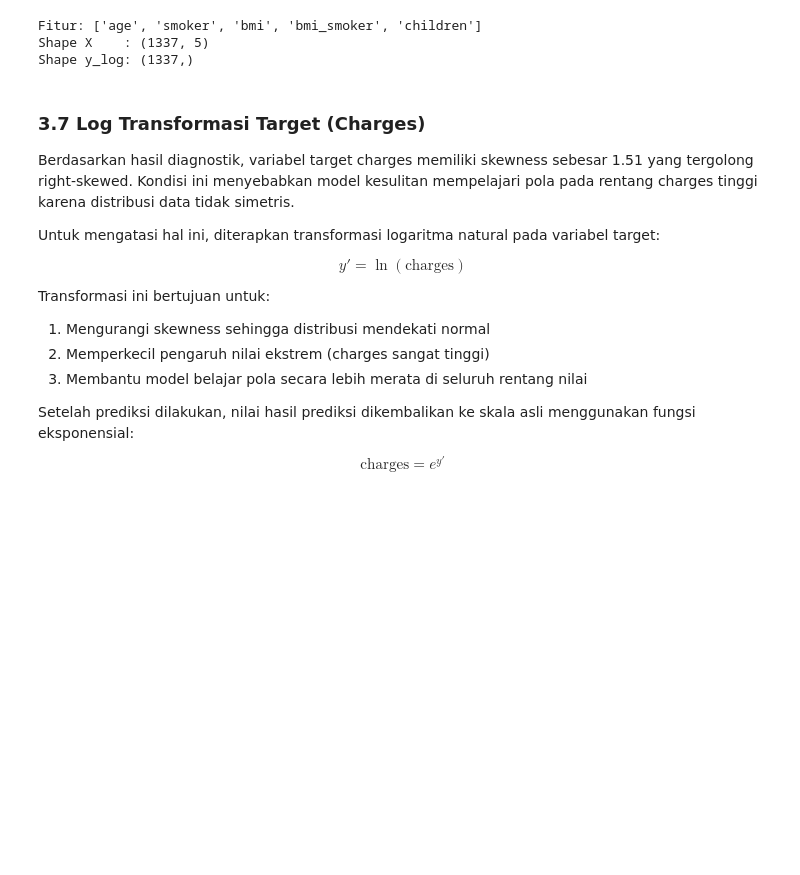
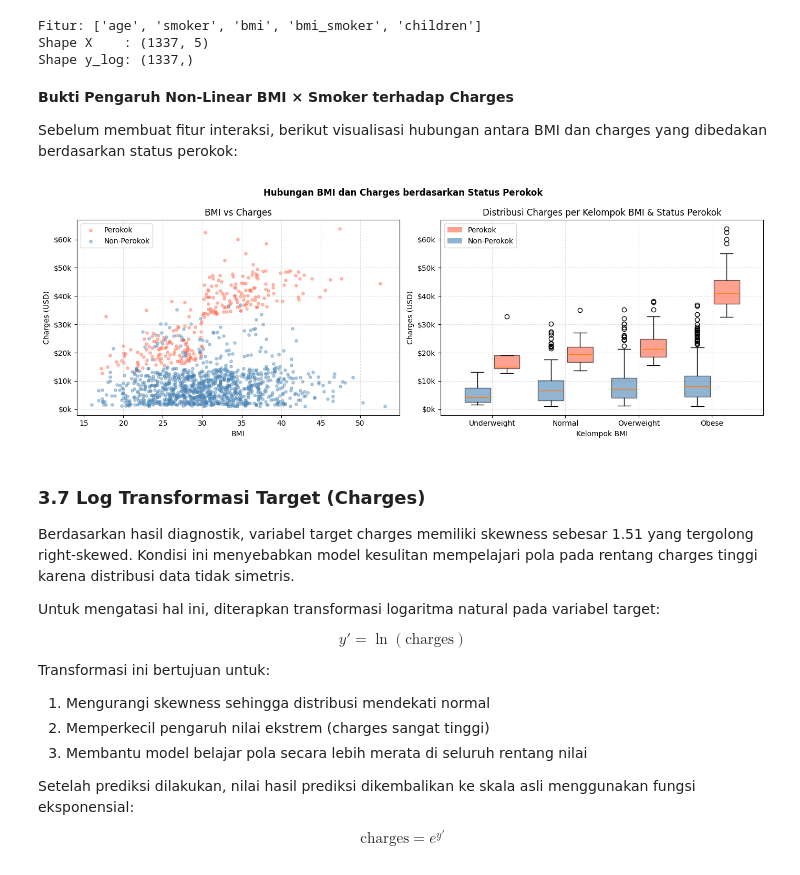
Before and after one commit to Maulana527/Hello-Project-103032400081_MuhammadMaulanaDarmawansyah, a Jupyter notebook: ML_Medical_Insurance_Regresi.ipynb, the cells around one changed output. Cells and saved outputs as stored; diff of their text form; code cells hidden in the pictures; blank space fills up the shorter version.

```diff
--- a/ML_Medical_Insurance_Regresi.ipynb
+++ b/ML_Medical_Insurance_Regresi.ipynb
@@ -278,6 +333,63 @@ print("Shape y_log:", y_log.shape)
 Fitur: ['age', 'smoker', 'bmi', 'bmi_smoker', 'children']
 Shape X    : (1337, 5)
 Shape y_log: (1337,)
+# %% [markdown]
+**Bukti Pengaruh Non-Linear BMI × Smoker terhadap Charges**
+
+Sebelum membuat fitur interaksi, berikut visualisasi hubungan antara BMI dan charges yang dibedakan berdasarkan status perokok:
+# %%
+fig, axes = plt.subplots(1, 2, figsize=(14, 5))
+fig.suptitle('Hubungan BMI dan Charges berdasarkan Status Perokok', fontweight='bold')
+
+# Scatter plot BMI vs Charges
+for ax, (smoker_val, smoker_label, color) in zip(
+    [axes[0], axes[0]],
+    [(1, 'Perokok', 'tomato'), (0, 'Non-Perokok', 'steelblue')]
+):
+    mask = df['smoker'] == smoker_val
+    ax.scatter(df.loc[mask, 'bmi'], df.loc[mask, 'charges'],
+               alpha=0.4, s=15, color=color, label=smoker_label)
+
+axes[0].set_title('BMI vs Charges')
+axes[0].set_xlabel('BMI')
+axes[0].set_ylabel('Charges (USD)')
+axes[0].yaxis.set_major_formatter(mticker.FuncFormatter(lambda x, _: f'${x/1000:.0f}k'))
+axes[0].legend()
+axes[0].grid(True, linestyle='--', alpha=0.4)
+
+# Boxplot charges per kelompok BMI-Smoker
+df['bmi_group'] = pd.cut(df['bmi'], bins=[0, 18.5, 25, 30, 100],
+                          labels=['Underweight', 'Normal', 'Overweight', 'Obese'])
+
+for smoker_val, smoker_label, color in [(1, 'Perokok', 'tomato'), (0, 'Non-Perokok', 'steelblue')]:
+    mask   = df['smoker'] == smoker_val
+    groups = [df.loc[mask & (df['bmi_group'] == g), 'charges'] for g in ['Underweight', 'Normal', 'Overweight', 'Obese']]
+    bp = axes[1].boxplot(groups, patch_artist=True,
+                         positions=[1, 2, 3, 4] if smoker_val == 0 else [1.4, 2.4, 3.4, 4.4],
+                         widths=0.35)
+    for patch in bp['boxes']:
+        patch.set_facecolor(color)
+        patch.set_alpha(0.6)
+
+axes[1].set_title('Distribusi Charges per Kelompok BMI & Status Perokok')
+axes[1].set_xlabel('Kelompok BMI')
+axes[1].set_ylabel('Charges (USD)')
+axes[1].set_xticks([1.2, 2.2, 3.2, 4.2])
+axes[1].set_xticklabels(['Underweight', 'Normal', 'Overweight', 'Obese'])
+axes[1].yaxis.set_major_formatter(mticker.FuncFormatter(lambda x, _: f'${x/1000:.0f}k'))
+axes[1].legend(handles=[
+    plt.Rectangle((0,0),1,1, fc='tomato',    alpha=0.6, label='Perokok'),
+    plt.Rectangle((0,0),1,1, fc='steelblue', alpha=0.6, label='Non-Perokok')
+])
+axes[1].grid(True, linestyle='--', alpha=0.4)
+
+plt.tight_layout()
+plt.show()
+
+# Hapus kolom sementara
+df.drop(columns=['bmi_group'], inplace=True)
+# %% [output]
+[figure, added]
 # %% [markdown]
 ### **3.7 Log Transformasi Target (Charges)**
 
```
Also changed, not shown: parts of 12 cells of this notebook.
